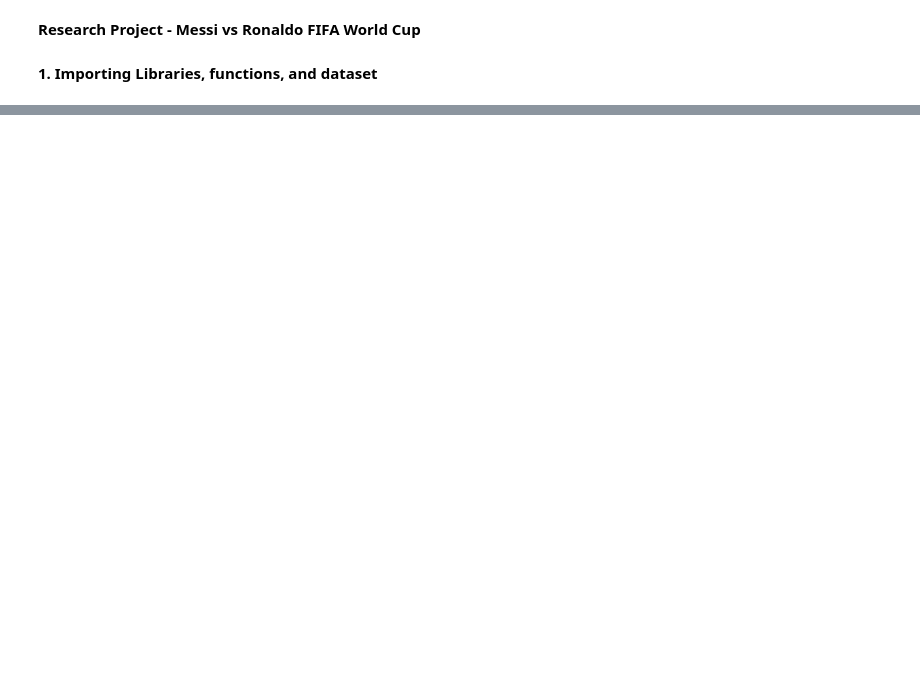
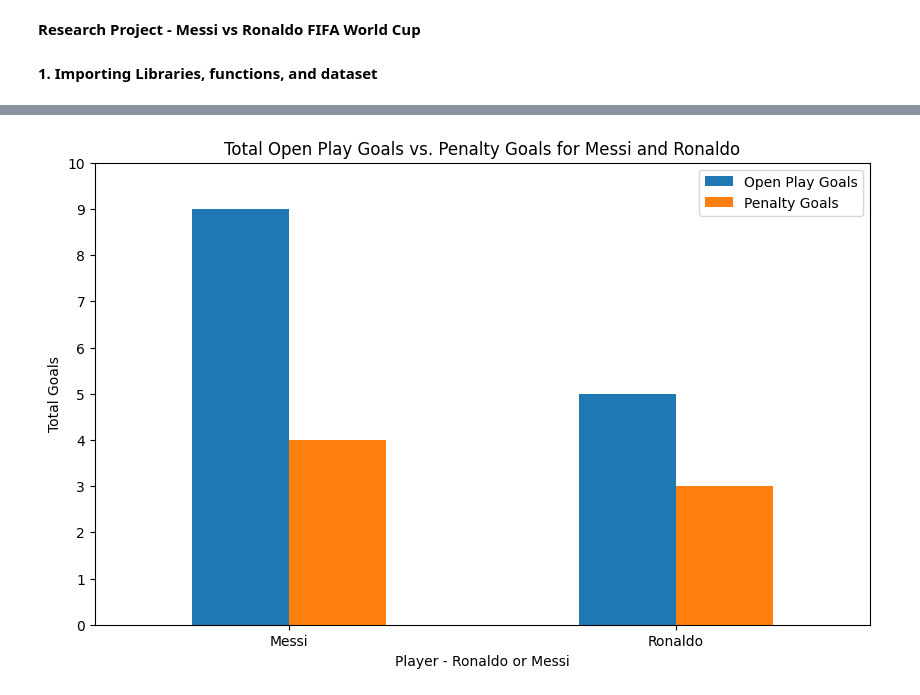
Before and after one commit to fideliseshun/DSRP-Research-Project, a Jupyter notebook: DSRP_Research_Project_Messi_vs_Ronaldo_FIFA_World_Cup.ipynb, the cells around one changed output, grey strips where cells are left out. Drawn from its saved outputs; the diff is of its cells as text; code cells hidden in the pictures; blank space fills up the shorter version.

```diff
--- a/DSRP_Research_Project_Messi_vs_Ronaldo_FIFA_World_Cup.ipynb
+++ b/DSRP_Research_Project_Messi_vs_Ronaldo_FIFA_World_Cup.ipynb
@@ -63,0 +79,17 @@ print(ronaldo_data["minutes_played"].sum())
+# %%
+# Bar plot: Comparing total Open play goals and penalty goals for Messi and Ronaldo
+
+athletes = WorldCup_df["family_name"].value_counts().nlargest(2).index
+filtered_data = WorldCup_df[WorldCup_df["family_name"].isin(athletes)]
+goaltypes_df = filtered_data.groupby("family_name")[["open_play_goals", "penalty_goals"]].sum()
+
+goaltypes_df.plot(kind="bar", figsize=(10, 6))
+plt.title("Total Open Play Goals vs. Penalty Goals for Messi and Ronaldo")
+plt.xlabel("Player - Ronaldo or Messi")
+plt.ylabel("Total Goals")
+plt.xticks(rotation=0)
+plt.yticks(np.arange(0, 11, 1))
+plt.legend(["Open Play Goals", "Penalty Goals"])
+plt.show()
+# %% [output]
+[figure, added]
```
Also changed, not shown: parts of 6 cells of this notebook.
